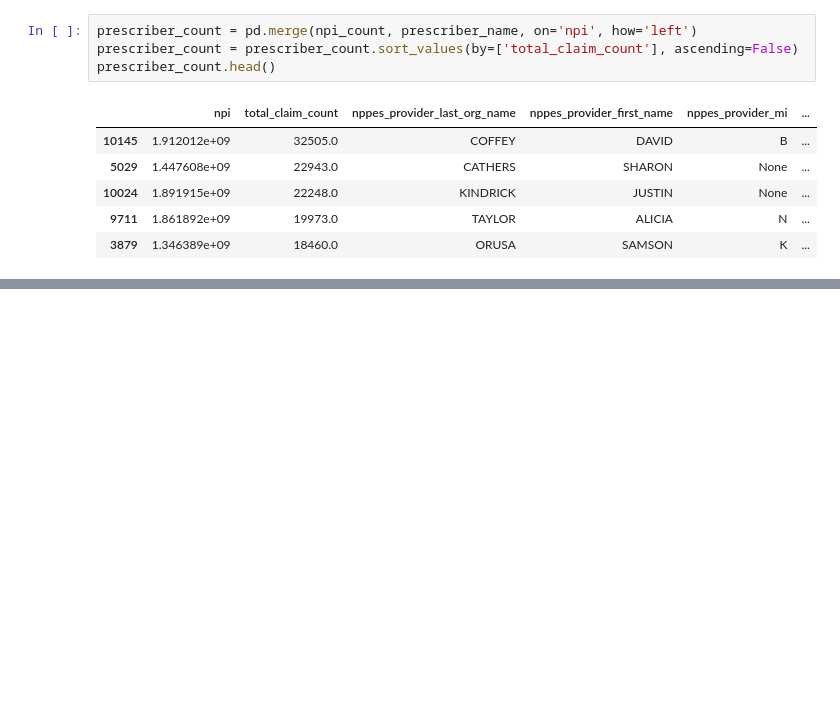
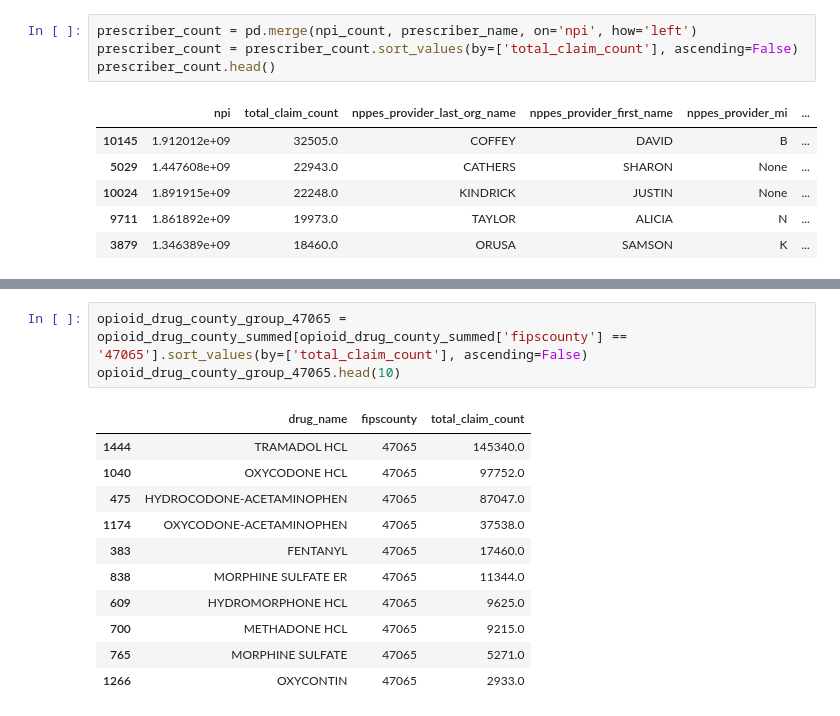
Before and after one commit to NSS-Data-Analytics-Cohort-14/prescribers-python-da14-too-legit-to-git, a Jupyter notebook: notebooks/prescribers.ipynb, the cells around one changed output, grey strips where cells are left out. Drawn from its saved outputs; the diff is of its cells as text; blank space fills up the shorter version.

```diff
--- a/notebooks/prescribers.ipynb
+++ b/notebooks/prescribers.ipynb
@@ -284,0 +526,15 @@ prescriber_count.head()
+# %%
+opioid_drug_county_group_47065 = opioid_drug_county_summed[opioid_drug_county_summed['fipscounty'] == '47065'].sort_values(by=['total_claim_count'], ascending=False)
+opioid_drug_county_group_47065.head(10)
+# %% [output]
+|  | drug_name | fipscounty | total_claim_count |
+| 1444 | TRAMADOL HCL | 47065 | 145340.0 |
+| 1040 | OXYCODONE HCL | 47065 | 97752.0 |
+| 475 | HYDROCODONE-ACETAMINOPHEN | 47065 | 87047.0 |
+| 1174 | OXYCODONE-ACETAMINOPHEN | 47065 | 37538.0 |
+| 383 | FENTANYL | 47065 | 17460.0 |
+| 838 | MORPHINE SULFATE ER | 47065 | 11344.0 |
+| 609 | HYDROMORPHONE HCL | 47065 | 9625.0 |
+| 700 | METHADONE HCL | 47065 | 9215.0 |
+| 765 | MORPHINE SULFATE | 47065 | 5271.0 |
+| 1266 | OXYCONTIN | 47065 | 2933.0 |
```
Also changed, not shown: parts of 38 cells of this notebook.
